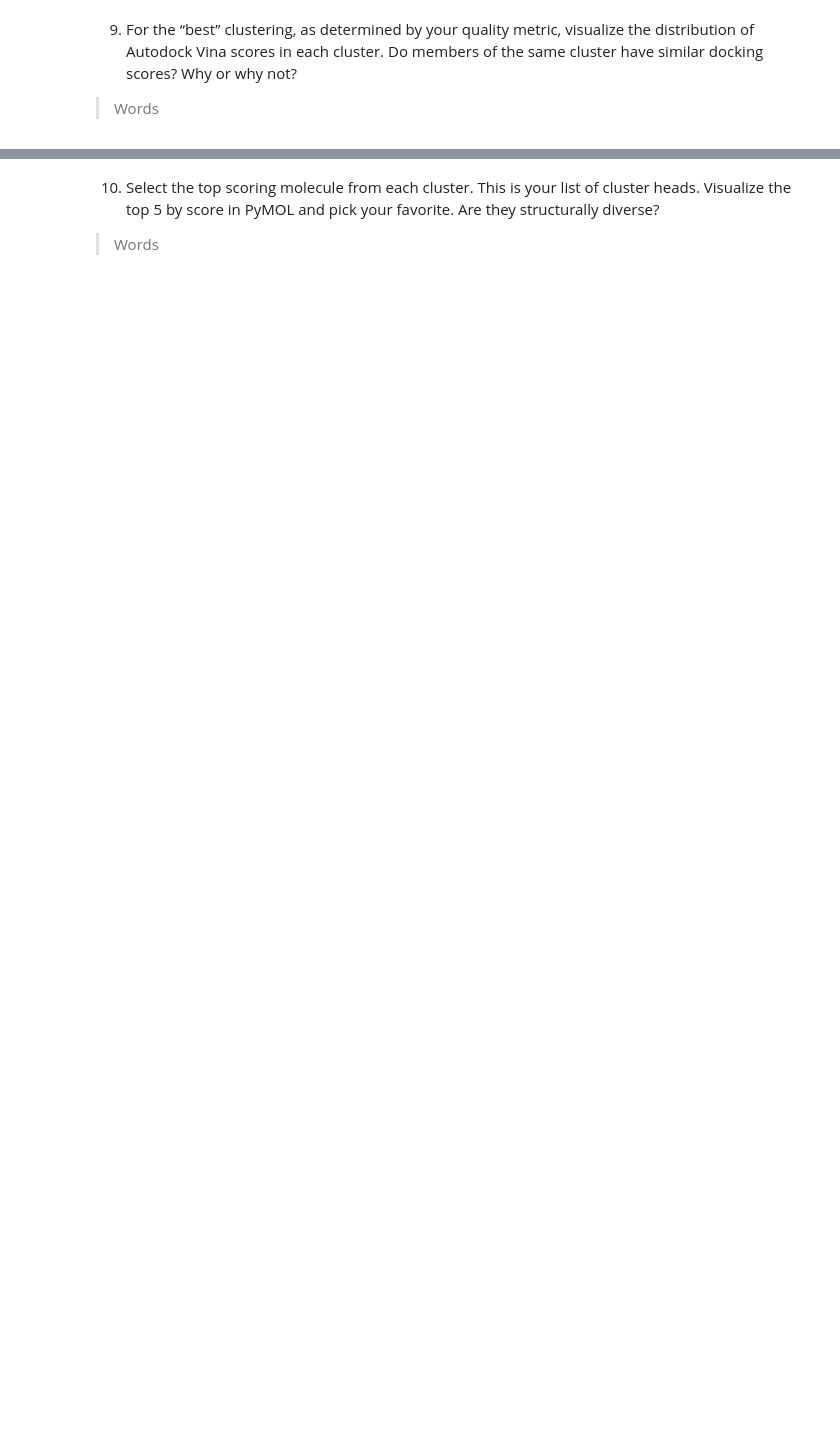
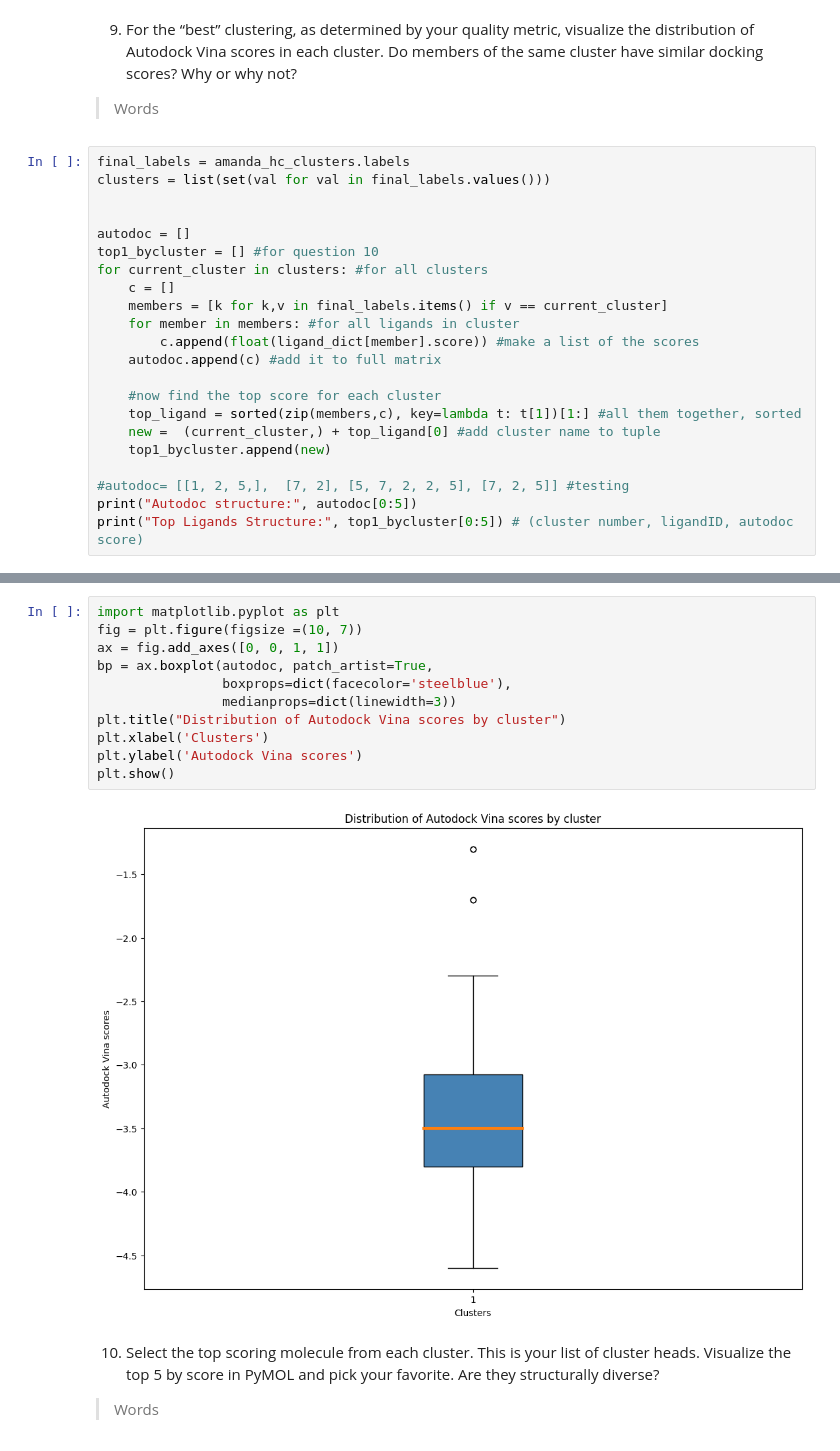
Before and after one commit to aseveritt/BMI203_Project2, a Jupyter notebook: Amanda_Everitt_BMI203_HW2.ipynb, the cells around one changed output, grey strips where cells are left out. Cells and saved outputs as stored; diff of their text form; blank space fills up the shorter version.

```diff
--- a/Amanda_Everitt_BMI203_HW2.ipynb
+++ b/Amanda_Everitt_BMI203_HW2.ipynb
@@ -29,3 +327,25 @@
 # %% [markdown]
 9. For the “best” clustering, as determined by your quality metric, visualize the distribution of Autodock Vina scores in each cluster. Do members of the same cluster have similar docking scores? Why or why not?
 > Words
+# %%
+final_labels = amanda_hc_clusters.labels
+clusters = list(set(val for val in final_labels.values()))
+
+
+autodoc = []
+top1_bycluster = [] #for question 10
+for current_cluster in clusters: #for all clusters
+    c = []
+    members = [k for k,v in final_labels.items() if v == current_cluster]
+    for member in members: #for all ligands in cluster
+        c.append(float(ligand_dict[member].score)) #make a list of the scores
+    autodoc.append(c) #add it to full matrix
+
+    #now find the top score for each cluster
+    top_ligand = sorted(zip(members,c), key=lambda t: t[1])[1:] #all them together, sorted
+    new =  (current_cluster,) + top_ligand[0] #add cluster name to tuple
+    top1_bycluster.append(new)
+
+#autodoc= [[1, 2, 5,],  [7, 2], [5, 7, 2, 2, 5], [7, 2, 5]] #testing
+print("Autodoc structure:", autodoc[0:5])
+print("Top Ligands Structure:", top1_bycluster[0:5]) # (cluster number, ligandID, autodoc score)
@@ -32,3 +355,16 @@
+# %%
+import matplotlib.pyplot as plt
+fig = plt.figure(figsize =(10, 7))
+ax = fig.add_axes([0, 0, 1, 1])
+bp = ax.boxplot(autodoc, patch_artist=True,
+                boxprops=dict(facecolor='steelblue'),
+                medianprops=dict(linewidth=3))
+plt.title("Distribution of Autodock Vina scores by cluster")
+plt.xlabel('Clusters')
+plt.ylabel('Autodock Vina scores')
+plt.show()
+# %% [output]
+[figure, added]
 # %% [markdown]
 10. Select the top scoring molecule from each cluster. This is your list of cluster heads. Visualize the top 5 by score in PyMOL and pick your favorite. Are they structurally diverse?
 > Words
```
Also changed, not shown: parts of 33 cells of this notebook, 36 other files.
